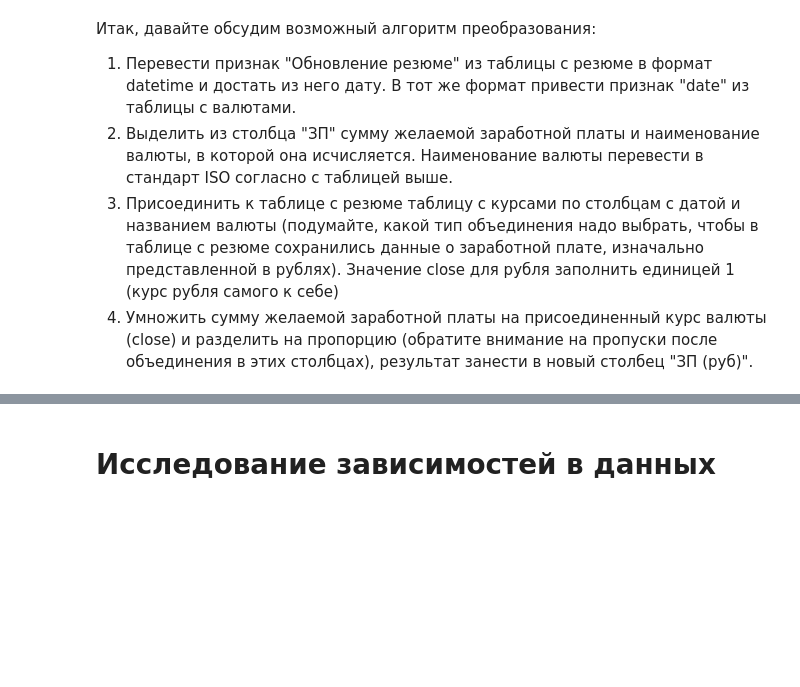
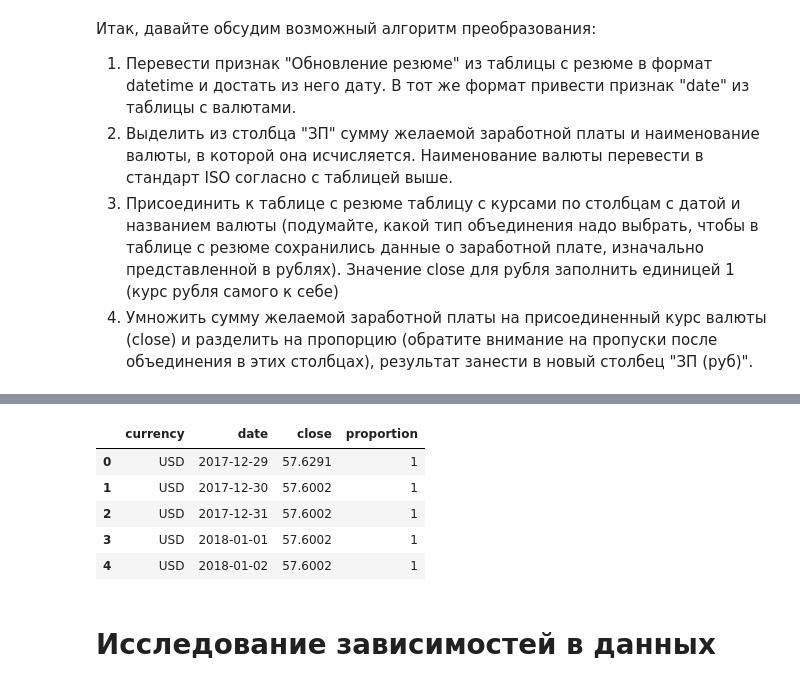
Before and after one commit to AlexandrMenshikov/DataScience_New, a Jupyter notebook: Project_X/Ноутбук-шаблон Project 1.ipynb, the cells around one changed output, grey strips where cells are left out. Cells and saved outputs as stored; diff of their text form; code cells hidden in the pictures; blank space fills up the shorter version.

```diff
--- a/Project_X/Ноутбук-шаблон Project 1.ipynb
+++ b/Project_X/Ноутбук-шаблон Project 1.ipynb
@@ -344,0 +339,22 @@ hh_data = hh_data.drop('График', axis=1)
+# %%
+# Формирую недостающие данные
+nrows = exchange_df['date'].nunique()
+exchange_rub = pd.DataFrame({'currency': ['РУБ']*nrows,
+                             'date': exchange_df['date'].unique(),
+                             'close': [1.]*nrows,
+                             'proportion': [1]*nrows,
+                             })
+# Дополняю загруженные данные недостающими
+exchange_df = pd.concat([exchange_df, exchange_rub], axis=0, ignore_index=True)
+# Преобразую типы и вычисляю недостающие признаки
+# %%
+#exchange_rub.head()
+exchange_df['date'] = pd.to_datetime(exchange_df['date'], format='%d/%m/%y').dt.date
+exchange_df.head()
+# %% [output]
+|  | currency | date | close | proportion |
+| 0 | USD | 2017-12-29 | 57.6291 | 1 |
+| 1 | USD | 2017-12-30 | 57.6002 | 1 |
+| 2 | USD | 2017-12-31 | 57.6002 | 1 |
+| 3 | USD | 2018-01-01 | 57.6002 | 1 |
+| 4 | USD | 2018-01-02 | 57.6002 | 1 |
```
Also changed, not shown: parts of 16 cells of this notebook.
